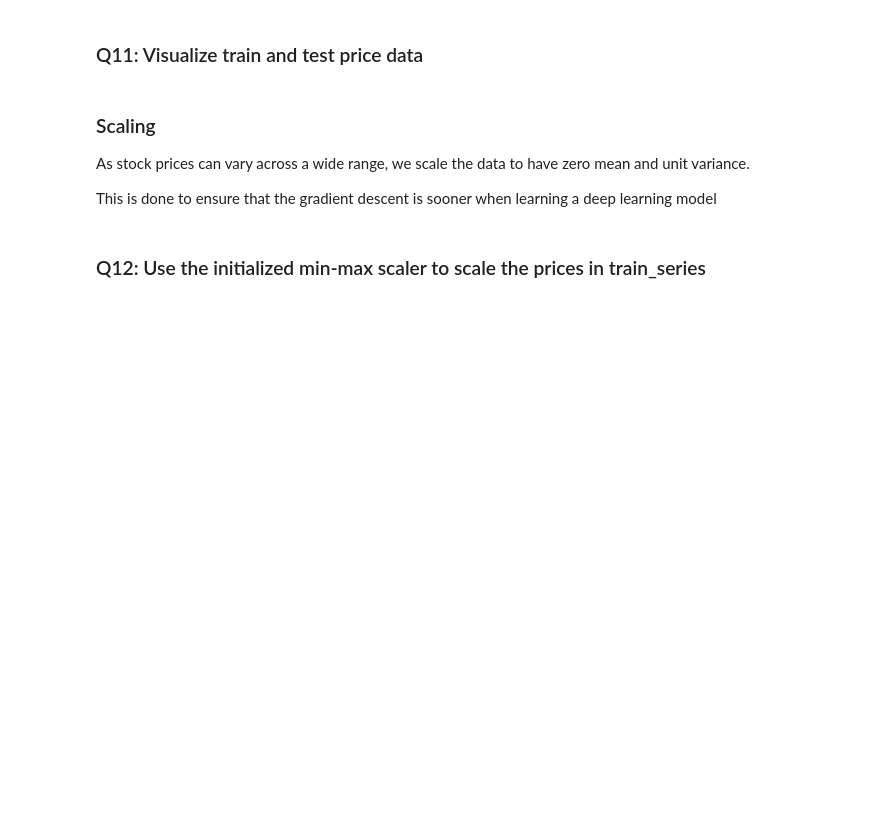
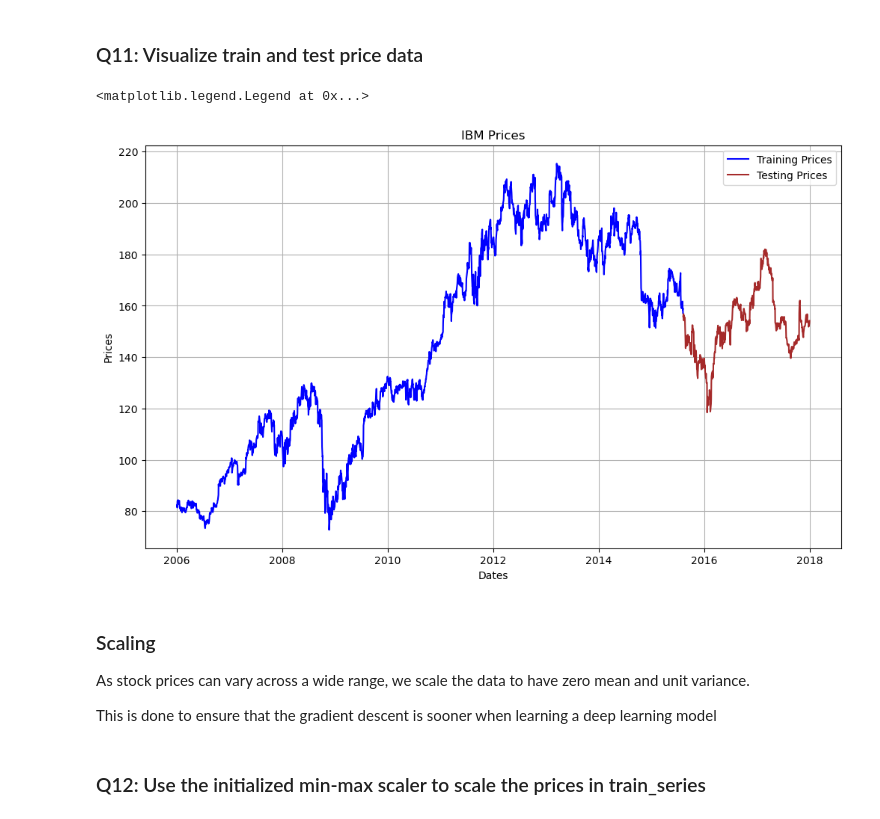
Before and after one commit to kwcode2016/mec-18.5.1-time-series-analysis-mini-project, a Jupyter notebook: Mini_Project_Time_Series_Forecasting.ipynb, the cells around one changed output. Saved outputs shown, nothing was run; the diff lists cells and outputs as text; code cells hidden in the pictures; blank space fills up the shorter version.

```diff
--- a/Mini_Project_Time_Series_Forecasting.ipynb
+++ b/Mini_Project_Time_Series_Forecasting.ipynb
@@ -481,5 +567,17 @@ train_series.shape, test_series.shape
 # %% [markdown]
 ### Q11: Visualize train and test price data
+# %%
+plt.figure(figsize=(12,7))
+plt.title('IBM Prices')
+plt.xlabel('Dates')
+plt.ylabel('Prices')
+plt.plot(train_series, color='blue', label='Training Prices')
+plt.plot(test_series, color='brown', label='Testing Prices')
+plt.grid(True)
+plt.legend()
+# %% [output]
+<matplotlib.legend.Legend at 0x...>
+[figure, added]
 # %% [markdown]
 ### Scaling
 As stock prices can vary across a wide range, we scale the data to have zero mean and unit variance.
```
Also changed, not shown: parts of 29 cells of this notebook.
